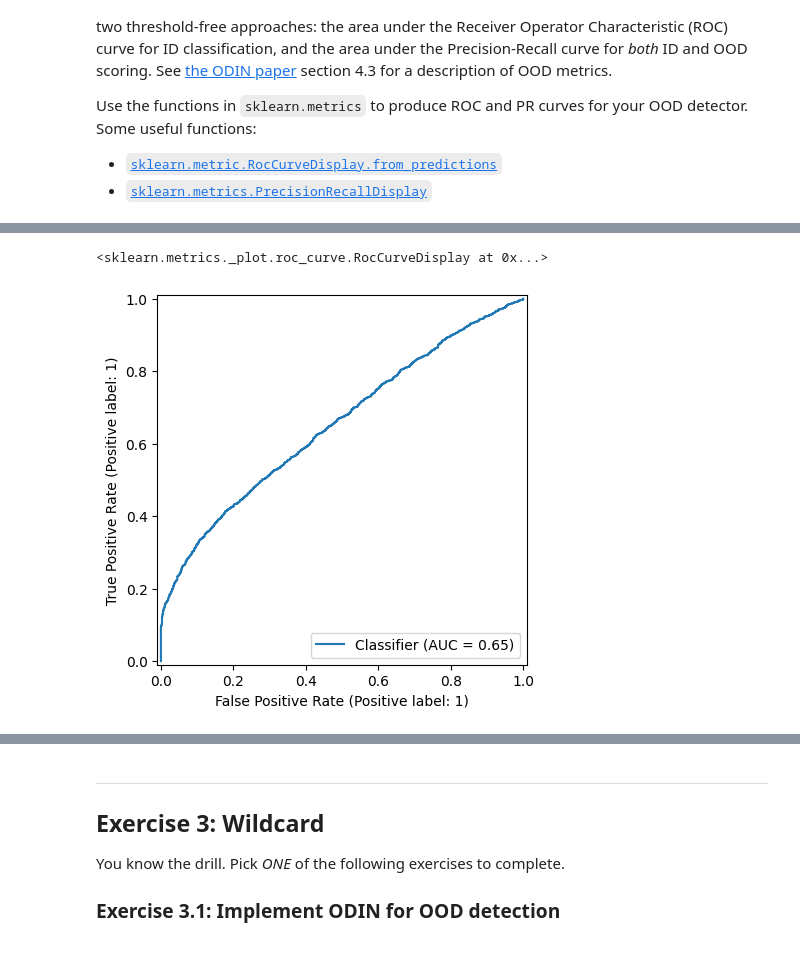
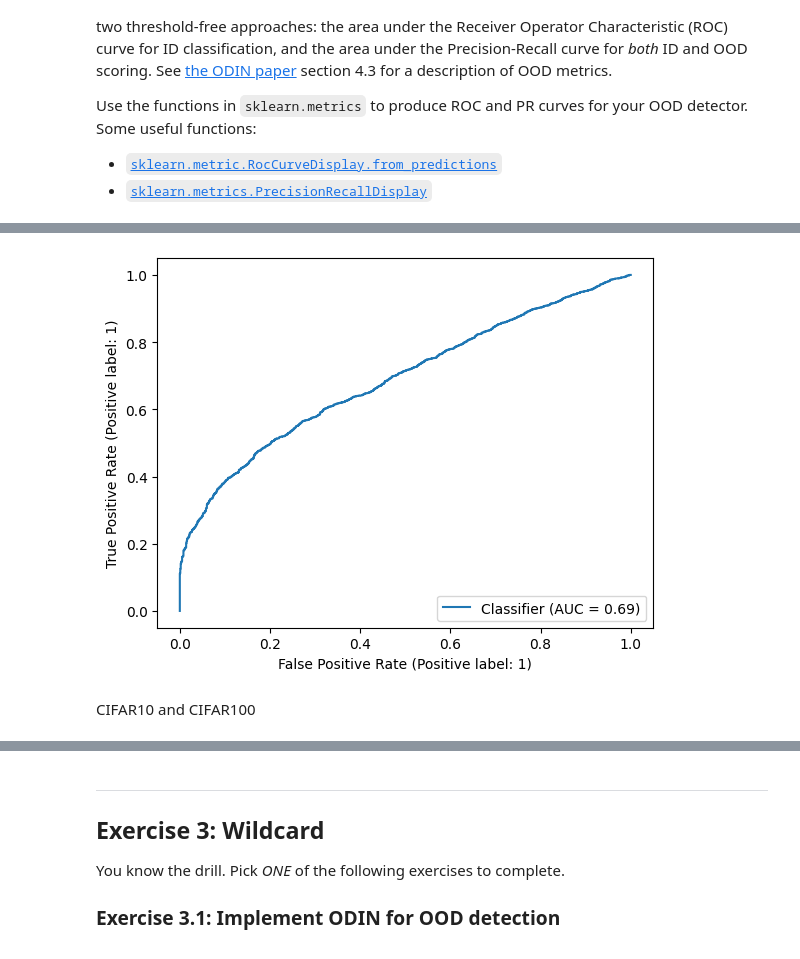
Before and after one commit to marcochisciedu/DLAProjects, a Jupyter notebook: Lab4_OOD.ipynb, the cells around one changed output, grey strips where cells are left out. Drawn from its saved outputs; the diff is of its cells as text; code cells hidden in the pictures.

```diff
--- a/Lab4_OOD.ipynb
+++ b/Lab4_OOD.ipynb
@@ -295,0 +302,11 @@ plt.legend()
+# %%
+temp = 1000
+# With max softmax
+scores_cif10_soft = compute_scores(model, dl_test_cifar10, lambda l: max_softmax(l, T=temp))
+scores_fake_soft = compute_scores(model, dl_fake, lambda l: max_softmax(l, T=temp))
+scores_cif100_soft = compute_scores(model, dl_cifar100, lambda l: max_softmax(l, T=temp))
+
+plt.plot(sorted(scores_cif10_soft.detach().cpu()), label='ID')
+plt.plot(sorted(scores_fake_soft.detach().cpu()), label='OOD Fake')
+plt.plot(sorted(scores_cif100_soft.detach().cpu()), label='OOD Cifar100')
+plt.legend()
@@ -304,0 +342,11 @@ Use the functions in `sklearn.metrics` to produce ROC and PR curves for your OOD
+# %%
+from sklearn import metrics
+
+def create_display_ROC(scores_id, scores_ood):
+  ypred = torch.cat((scores_id, scores_ood))
+  y_id = torch.ones_like(scores_id)
+  y_ood = torch.zeros_like(scores_ood)
+  y_true = torch.cat((y_id, y_ood))
+
+  # ROC curve given true labels and predicted label
+  metrics.RocCurveDisplay.from_predictions(y_true.cpu(), ypred.cpu())
@@ -305,13 +359,6 @@ Use the functions in `sklearn.metrics` to produce ROC and PR curves for your OOD
 # %%
-from sklearn import metrics
-
-ypred = torch.cat((scores_test_cif10, scores_fake))
-y_test = torch.ones_like(scores_test_cif10)
-y_fake = torch.zeros_like(scores_fake)
-y_true = torch.cat((y_test, y_fake))
-
-# ??? non ho copiato bene
-metrics.RocCurveDisplay.from_predictions(y_true.detach().cpu(), ypred.detach().cpu())
+create_display_ROC(scores_cif10_soft, scores_fake_soft)
 # %% [output]
-<sklearn.metrics._plot.roc_curve.RocCurveDisplay at 0x...>
-[figure, old version]
+[figure, new version]
+# %% [markdown]
+CIFAR10 and CIFAR100
```
Also changed, not shown: parts of 121 cells of this notebook, 2 other files.
